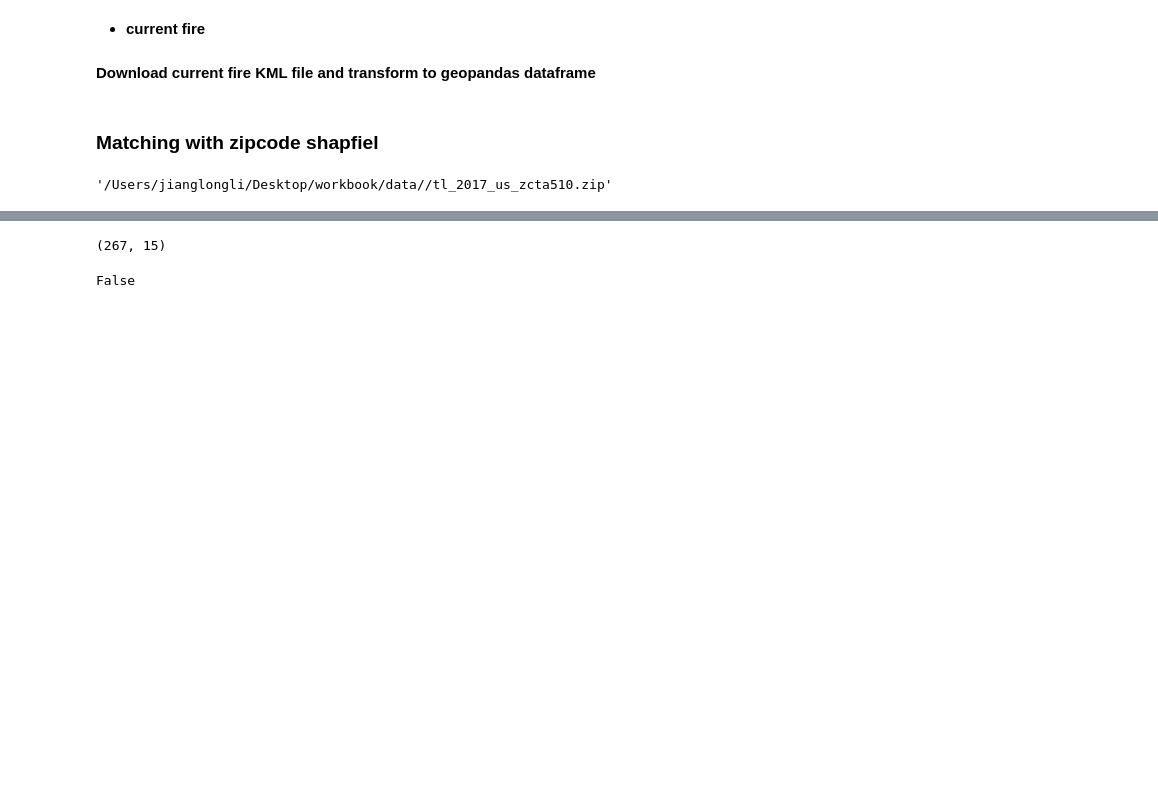
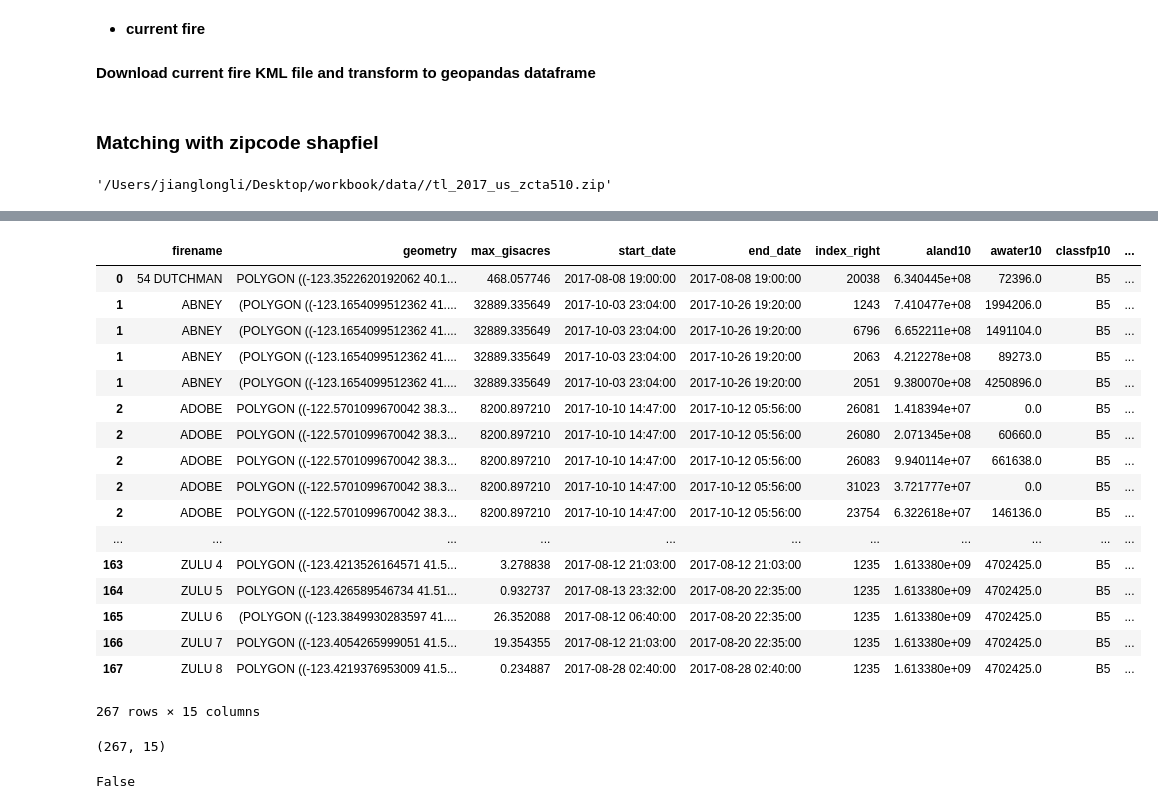
Before and after one commit to jianglong608/cali_fire, a Jupyter notebook: california_fire.ipynb, the cells around one changed output, grey strips where cells are left out. Drawn from its saved outputs; the diff is of its cells as text; code cells hidden in the pictures; blank space fills up the shorter version.

```diff
--- a/california_fire.ipynb
+++ b/california_fire.ipynb
@@ -264,7 +46,7 @@ hve.shape
 # %%
 url_cali = "https://rmgsc.cr.usgs.gov/outgoing/GeoMAC/current_year_fire_data/California/"
 url_master = "https://rmgsc.cr.usgs.gov"
-folder_root = '/Users/jianglongli/Desktop/workbook/data'
+folder_root = '/Users/jianglongli/Desktop/workbook/data/disaster_recovery'
 folder_sub = 'cali_fire'
 # %%
 %%time
@@ -382,3 +163,24 @@ Wall time: 8.74 s
+# %%
+result_zip
+# %% [output]
+|  | firename | geometry | max_gisacres | start_date | end_date | index_right | aland10 | awater10 | classfp10 | ... |
+| 0 | 54 DUTCHMAN | POLYGON ((-123.3522620192062 40.1... | 468.057746 | 2017-08-08 19:00:00 | 2017-08-08 19:00:00 | 20038 | 6.340445e+08 | 72396.0 | B5 | ... |
+| 1 | ABNEY | (POLYGON ((-123.1654099512362 41.... | 32889.335649 | 2017-10-03 23:04:00 | 2017-10-26 19:20:00 | 1243 | 7.410477e+08 | 1994206.0 | B5 | ... |
+| 1 | ABNEY | (POLYGON ((-123.1654099512362 41.... | 32889.335649 | 2017-10-03 23:04:00 | 2017-10-26 19:20:00 | 6796 | 6.652211e+08 | 1491104.0 | B5 | ... |
+| 1 | ABNEY | (POLYGON ((-123.1654099512362 41.... | 32889.335649 | 2017-10-03 23:04:00 | 2017-10-26 19:20:00 | 2063 | 4.212278e+08 | 89273.0 | B5 | ... |
+| 1 | ABNEY | (POLYGON ((-123.1654099512362 41.... | 32889.335649 | 2017-10-03 23:04:00 | 2017-10-26 19:20:00 | 2051 | 9.380070e+08 | 4250896.0 | B5 | ... |
+| 2 | ADOBE | POLYGON ((-122.5701099670042 38.3... | 8200.897210 | 2017-10-10 14:47:00 | 2017-10-12 05:56:00 | 26081 | 1.418394e+07 | 0.0 | B5 | ... |
+| 2 | ADOBE | POLYGON ((-122.5701099670042 38.3... | 8200.897210 | 2017-10-10 14:47:00 | 2017-10-12 05:56:00 | 26080 | 2.071345e+08 | 60660.0 | B5 | ... |
+| 2 | ADOBE | POLYGON ((-122.5701099670042 38.3... | 8200.897210 | 2017-10-10 14:47:00 | 2017-10-12 05:56:00 | 26083 | 9.940114e+07 | 661638.0 | B5 | ... |
+| 2 | ADOBE | POLYGON ((-122.5701099670042 38.3... | 8200.897210 | 2017-10-10 14:47:00 | 2017-10-12 05:56:00 | 31023 | 3.721777e+07 | 0.0 | B5 | ... |
+| 2 | ADOBE | POLYGON ((-122.5701099670042 38.3... | 8200.897210 | 2017-10-10 14:47:00 | 2017-10-12 05:56:00 | 23754 | 6.322618e+07 | 146136.0 | B5 | ... |
+| ... | ... | ... | ... | ... | ... | ... | ... | ... | ... | ... |
+| 163 | ZULU 4 | POLYGON ((-123.4213526164571 41.5... | 3.278838 | 2017-08-12 21:03:00 | 2017-08-12 21:03:00 | 1235 | 1.613380e+09 | 4702425.0 | B5 | ... |
+| 164 | ZULU 5 | POLYGON ((-123.426589546734 41.51... | 0.932737 | 2017-08-13 23:32:00 | 2017-08-20 22:35:00 | 1235 | 1.613380e+09 | 4702425.0 | B5 | ... |
+| 165 | ZULU 6 | (POLYGON ((-123.3849930283597 41.... | 26.352088 | 2017-08-12 06:40:00 | 2017-08-20 22:35:00 | 1235 | 1.613380e+09 | 4702425.0 | B5 | ... |
+| 166 | ZULU 7 | POLYGON ((-123.4054265999051 41.5... | 19.354355 | 2017-08-12 21:03:00 | 2017-08-20 22:35:00 | 1235 | 1.613380e+09 | 4702425.0 | B5 | ... |
+| 167 | ZULU 8 | POLYGON ((-123.4219376953009 41.5... | 0.234887 | 2017-08-28 02:40:00 | 2017-08-28 02:40:00 | 1235 | 1.613380e+09 | 4702425.0 | B5 | ... |
+267 rows × 15 columns
 # %%
 result_zip.shape
 # %% [output]
```
Also changed, not shown: parts of 20 cells of this notebook, 3 other files.
